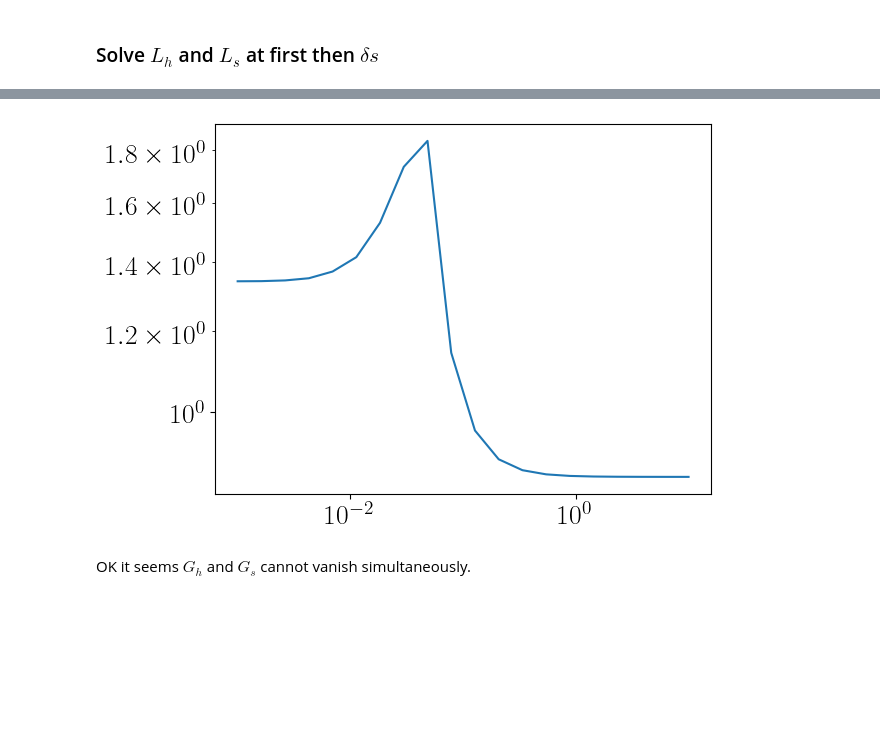
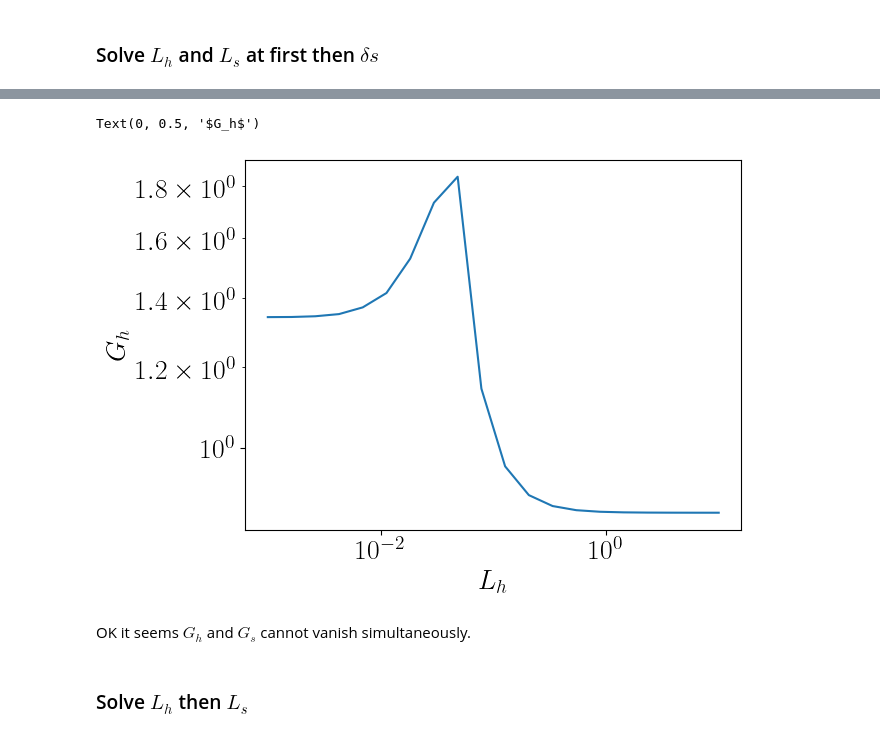
Before and after one commit to quarkquartet/Wall_velocity_LTE, a Jupyter notebook: moments.ipynb, the cells around one changed output, grey strips where cells are left out. Saved outputs shown, nothing was run; the diff lists cells and outputs as text; code cells hidden in the pictures; blank space fills up the shorter version.

```diff
--- a/moments.ipynb
+++ b/moments.ipynb
@@ -195,7 +198,10 @@ def solve_deltas(Lh, Ls):
         try:
             dsol = optimize.newton(lambda d: force_diff(Lh, Ls, d), -0.1)
         except:
-            dsol = optimize.brentq(lambda d: force_diff(Lh, Ls, d), -5,5)
+            try:
+                dsol = optimize.brentq(lambda d: force_diff(Lh, Ls, d), -5,5)
+            except:
+                dsol = optimize.brentq(lambda d: force_diff(Lh, Ls, d), -20,20)
     return dsol
 # %%
 Plot(lambda d: force_diff(0.1,0.1, d), (-3,3), n=20)
@@ -210,0 +216,20 @@ As we can see in the following picture, $G_h$ is a monotomic function of $L_h$ f
+# %%
+Gsrange = np.ones((5,20))
+Lhrange = [0.1,0.5,1.0,1.5, 2.0]
+ratiorange = np.logspace(-2,2,20)
+for i in range(5):
+    Lh = Lhrange[i]
+    Gslist = np.copy(Gsrange[i])
+    for j in range(20):
+        Ls = ratiorange[j] * Lh
+        deltas = solve_deltas(Lh, Ls)
+        Gslist[j] = moments(Lh, Ls, deltas)[-1]
+    Gsrange[i] = Gslist
+# %%
+for i in range(5):
+    plt.plot(ratiorange, Gsrange[i], label=f'$L_h = {Lhrange[i]}$')
+plt.xscale('log')
+plt.xlabel(r'$L_s/L_h$')
+plt.ylabel(r'$G_s$ ($10^6$ GeV$^4$)')
+plt.legend()
+plt.title(r'$\delta s$ solved by $P_h = P_s$.')
@@ -342,7 +372,7 @@ def solve_Ls(Lh, deltas):
     try:
         dsol = optimize.newton(lambda Ls: moments(Lh, Ls, deltas)[-1],Lh)
     except:
-        dsol = optimize.brentq(lambda Ls: force_diff(Lh, Ls, deltas), 0.1*Lh, 10*Lh)
+        dsol = optimize.brentq(lambda Ls: moments(Lh, Ls, deltas)[-1], 0.1*Lh, 10*Lh)
     return dsol
 # %%
 solve_Ls(0.01, 0.3)
@@ -358,8 +388,13 @@ for i in range(20):
 # %%
 plt.plot(Lhrange, Ghrange)
 plt.xscale('log')
 plt.yscale('log')
+plt.xlabel(r'$L_h$')
+plt.ylabel(r'$G_h$')
 # %% [output]
+Text(0, 0.5, '$G_h$')
-[figure, old version]
+[figure, new version]
 # %% [markdown]
 OK it seems $G_h$ and $G_s$ cannot vanish simultaneously.
+# %% [markdown]
+### Solve $L_h$ then $L_s$
```
Also changed, not shown: parts of 20 cells of this notebook.
